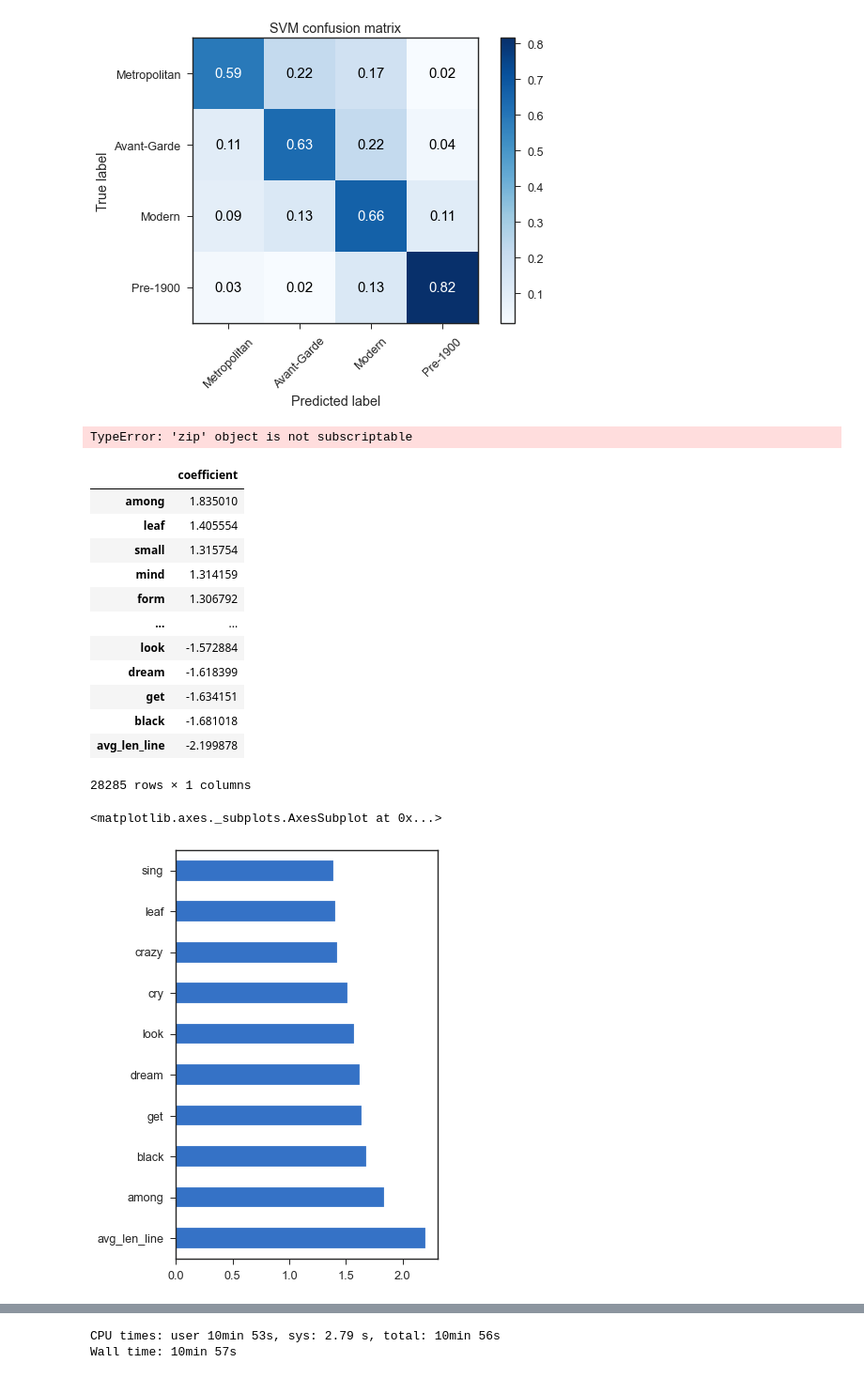
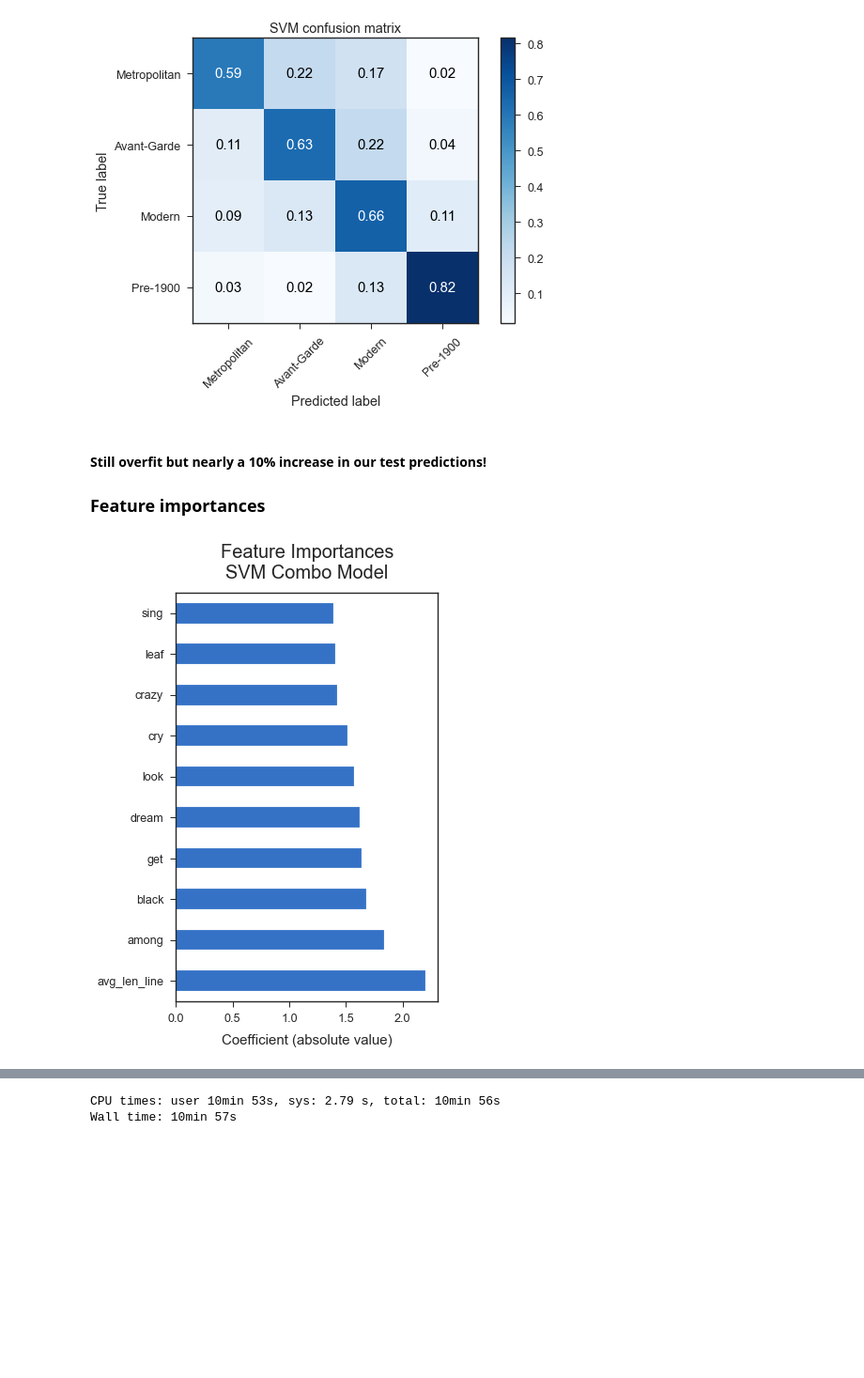
Before and after one commit to p-szymo/poetry_genre_classifier, a Jupyter notebook: 03_modeling_notebook.ipynb, the cells around one changed output, grey strips where cells are left out. Shown at 94% size. Drawn from its saved outputs; the diff is of its cells as text; code cells hidden in the pictures; blank space fills up the shorter version.

```diff
--- a/03_modeling_notebook.ipynb
+++ b/03_modeling_notebook.ipynb
@@ -807,30 +733,13 @@ def f_importances(coef, names, amt):
-# %%
-f_importances(svm_combo.coef_, X_train_combo.columns, 20)
-# %% [output]
-TypeError: 'zip' object is not subscriptable
-# %%
-coef_svm = pd.DataFrame(svm_combo.coef_[0], columns=['coefficient'], index=X_train_combo.columns).\
-                        sort_values(by=['coefficient'], ascending=False)
-coef_svm
-# %% [output]
-|  | coefficient |
-| among | 1.835010 |
-| leaf | 1.405554 |
-| small | 1.315754 |
-| mind | 1.314159 |
-| form | 1.306792 |
-| ... | ... |
-| look | -1.572884 |
-| dream | -1.618399 |
-| get | -1.634151 |
-| black | -1.681018 |
-| avg_len_line | -2.199878 |
-28285 rows × 1 columns
+# %% [markdown]
+#### Still overfit but nearly a 10% increase in our test predictions!
+### Feature importances
 # %%
-sns.set_style('ticks')
+# prettify graph
+plt.figure(figsize=(5,8))
+plt.title('Feature Importances\nSVM Combo Model', fontsize=20, pad=15)
+plt.xlabel('Coefficient (absolute value)', fontsize=15, labelpad=10)
 
-plt.figure(figsize=(5,8))
-pd.Series(abs(svm_combo.coef_[0]), index=X_train_combo.columns).nlargest(10).plot(kind='barh')
+# plot top ten features
+pd.Series(abs(svm_combo.coef_[0]), index=X_train_combo.columns).nlargest(10).plot(kind='barh');
 # %% [output]
-<matplotlib.axes._subplots.AxesSubplot at 0x...>
-[figure, old version]
+[figure, new version]
```
Also changed, not shown: parts of 56 cells of this notebook, 5 other files.
